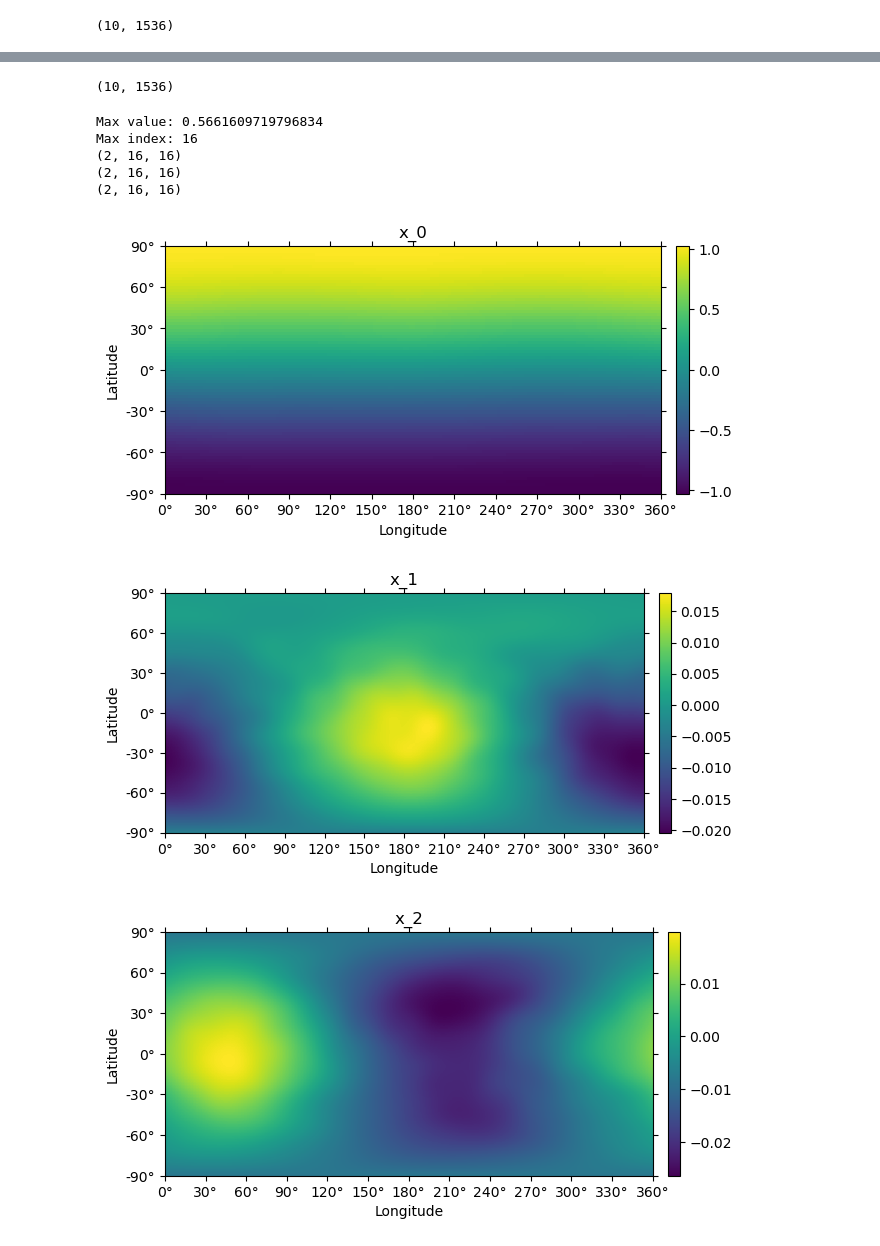
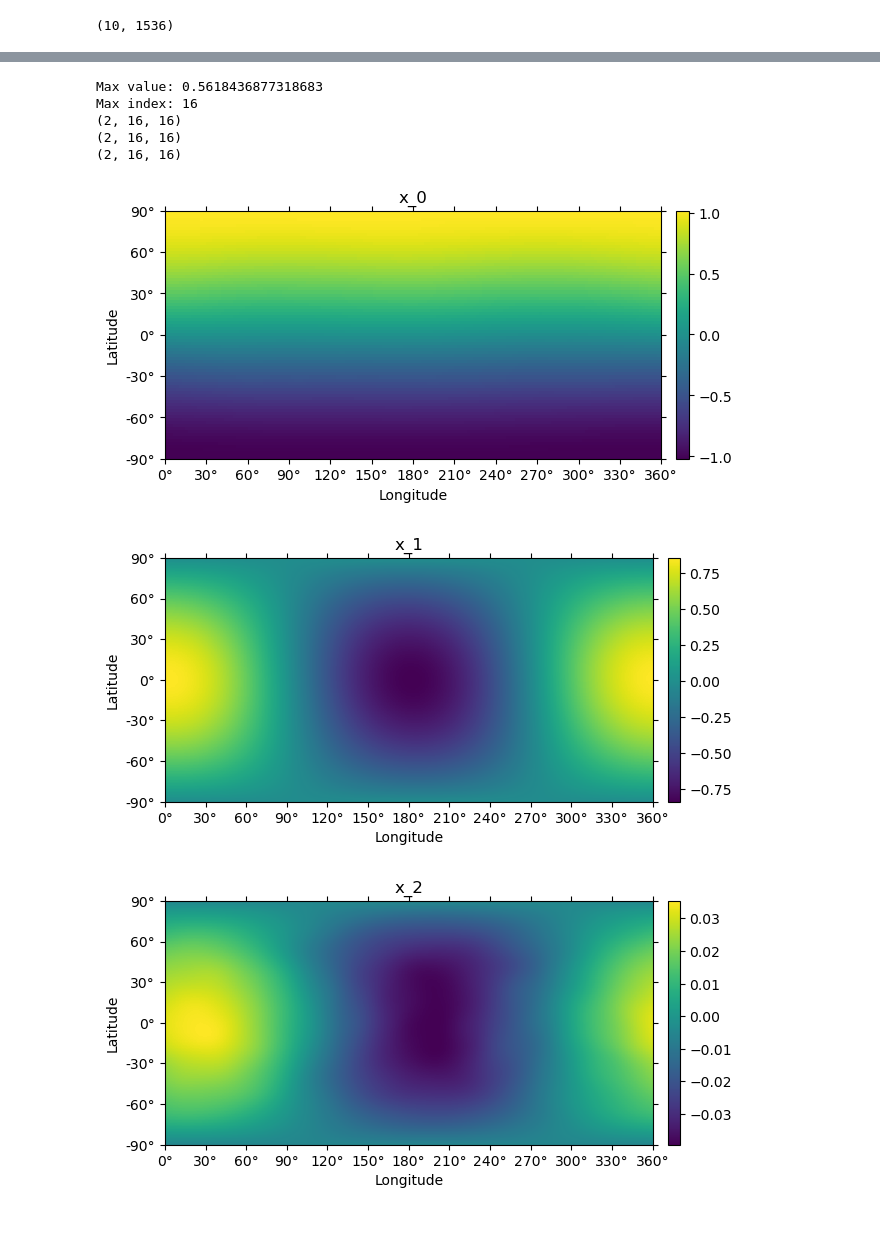
Before and after one commit to Irene-Li/SphericalHarmonics, a Jupyter notebook: PCA_analysis.ipynb, the cells around one changed output, grey strips where cells are left out. Drawn from its saved outputs; the diff is of its cells as text; code cells hidden in the pictures.

```diff
--- a/PCA_analysis.ipynb
+++ b/PCA_analysis.ipynb
@@ -158,7 +158,7 @@ for timepoint in timepoints:
                 else:
                     spectrums.append(coor_spectrum)
                     clms.append(np.load(save_path + '_clms.npy'))
-                    mesh_table = adata = ad.read_zarr(mesh_table_path).to_df()
+                    mesh_table = ad.read_zarr(mesh_table_path).to_df()
                     times.append(timepoint[3:])
                     label_uid = f'{timepoint}_{round_name}_{well_name}_{label}'
                     label_uids.append(label_uid)
@@ -210,7 +212,7 @@ df_pca.to_csv('Data/pca_results.csv', index=False)
 
 times_number = np.array(times_number)
 
-for t in [4.5, 3, 2, 1.5]:
+for t in [4.5, 3, 2.5, 2, 1.5]:
     times_mask = (times_number == t)
 
     plt.scatter(spectrum_pcs[:, 0][times_mask], spectrum_pcs[:, 1][times_mask], alpha=0.5, label=f'Day {t}')
@@ -228,7 +230,7 @@ unique_times = np.unique(times_number)
 cmap = plt.cm.viridis  # You can also try 'plasma', 'inferno', 'magma', 'cool', 'warm'
 colors = [cmap(i / (len(unique_times) - 1)) for i in range(len(unique_times))]
 
-fig, axes = plt.subplots(1, 4, figsize=(20, 5))
+fig, axes = plt.subplots(1, 5, figsize=(20, 5))
 
 for i, time in enumerate(unique_times):
     ax = axes[i]
@@ -333,34 +316,30 @@ Variance explained by second component: 0.2424
-# %%
-pca.components_.shape
-# %% [output]
-(10, 1536)
 # %%
 # for (i, pc) in enumerate(pca.components_[:1]):
-pc = pca.mean_
+pc = pca.mean_ + 0.5 * pca.components_[0]
 max_value = np.max(pc)
 max_index = np.argmax(pc)
 print(f"Max value: {max_value}")
 print(f"Max index: {max_index}")
 
 reconstructed_clms = pc.reshape((3, 2, 16, 16))
 
 coors = []
 for (i, s) in enumerate(reconstructed_clms):
     print(s.shape)
     sh = pysh.SHCoeffs.from_array(s)
     grid = sh.expand(lmax=40)
     coors.append(grid.to_array())
 
     fig, ax = grid.plot(show=False, colorbar='right')
     ax.set_title(f'x_{i}')
 # %% [output]
-Max value: 0.5661609719796834
+Max value: 0.5618436877318683
 Max index: 16
 (2, 16, 16)
 (2, 16, 16)
 (2, 16, 16)
 [figure]
-[figure, old version]
+[figure, new version]
-[figure, old version]
+[figure, new version]
 # %%
 utils.draw_3d_surface(coors[0], coors[1], coors[2], coors[2])
```
Also changed, not shown: parts of 10 cells of this notebook, 12 other files.
